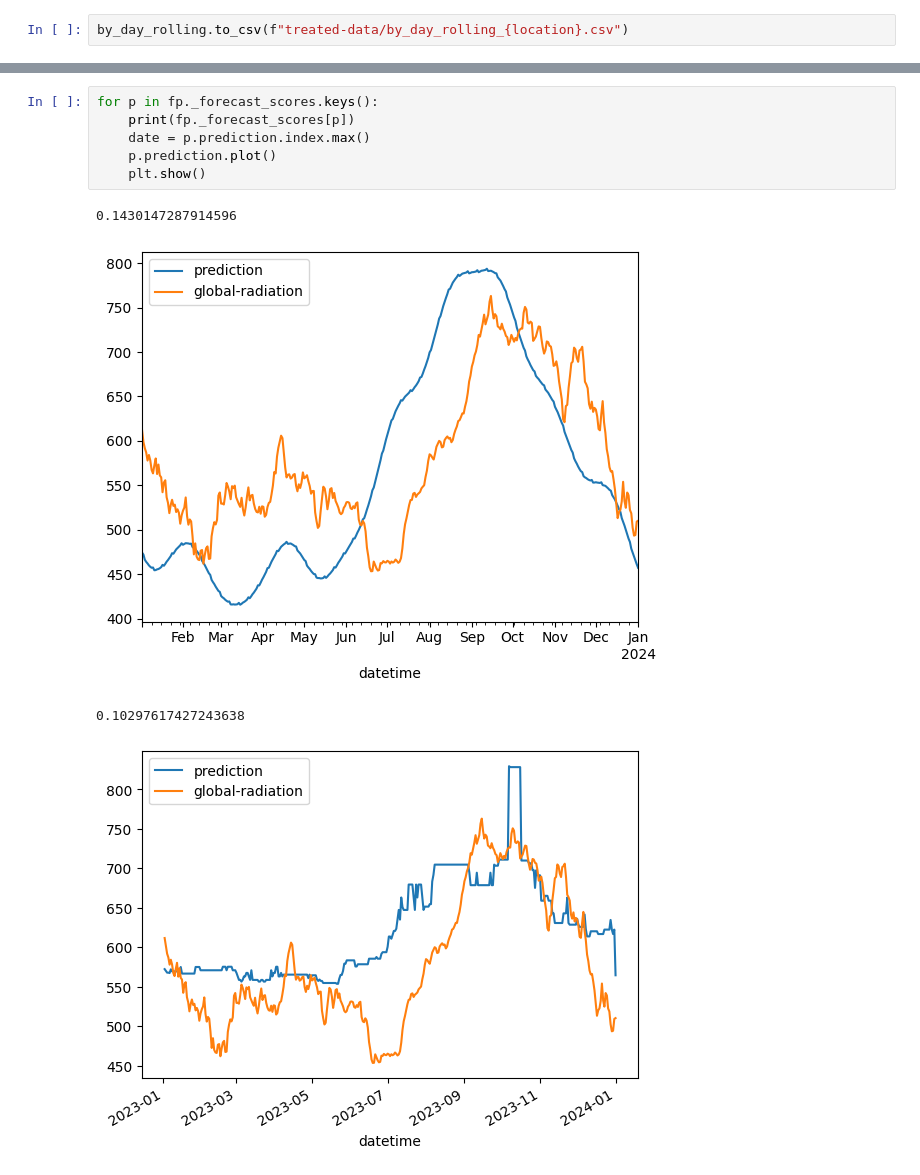
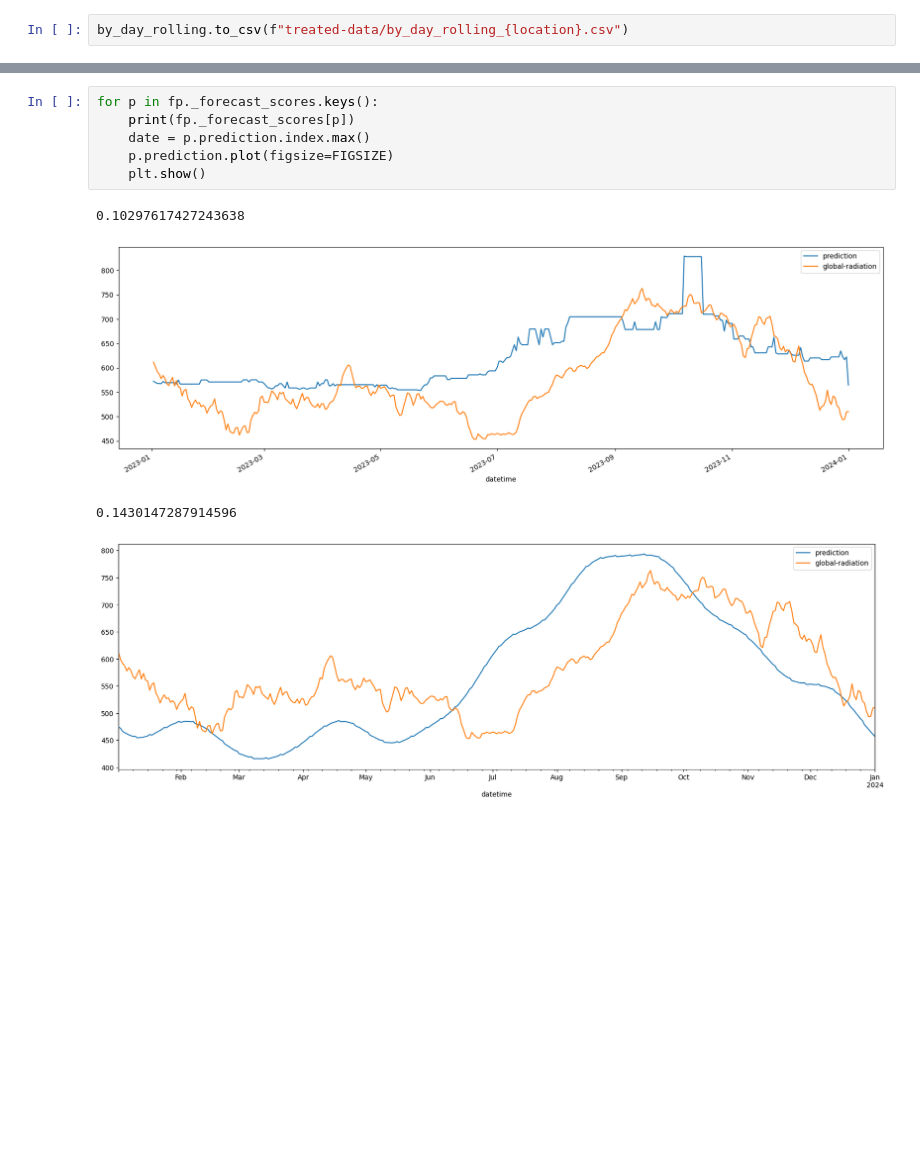
Before and after one commit to fellipessanha/solar-studies, a Jupyter notebook: data-treatment.ipynb, the cells around one changed output, grey strips where cells are left out. Drawn from its saved outputs; the diff is of its cells as text; blank space fills up the shorter version.

```diff
--- a/data-treatment.ipynb
+++ b/data-treatment.ipynb
@@ -215,11 +191,11 @@ Importing plotly failed. Interactive plots will not work.
 # %%
 for p in fp._forecast_scores.keys():
     print(fp._forecast_scores[p])
     date = p.prediction.index.max()
-    p.prediction.plot()
+    p.prediction.plot(figsize=FIGSIZE)
     plt.show()
 # %% [output]
-0.1430147287914596
+0.10297617427243638
-[figure, old version]
+[figure, new version]
-0.10297617427243638
+0.1430147287914596
-[figure, old version]
+[figure, new version]
```
Also changed, not shown: parts of 8 cells of this notebook, 6 other files.
